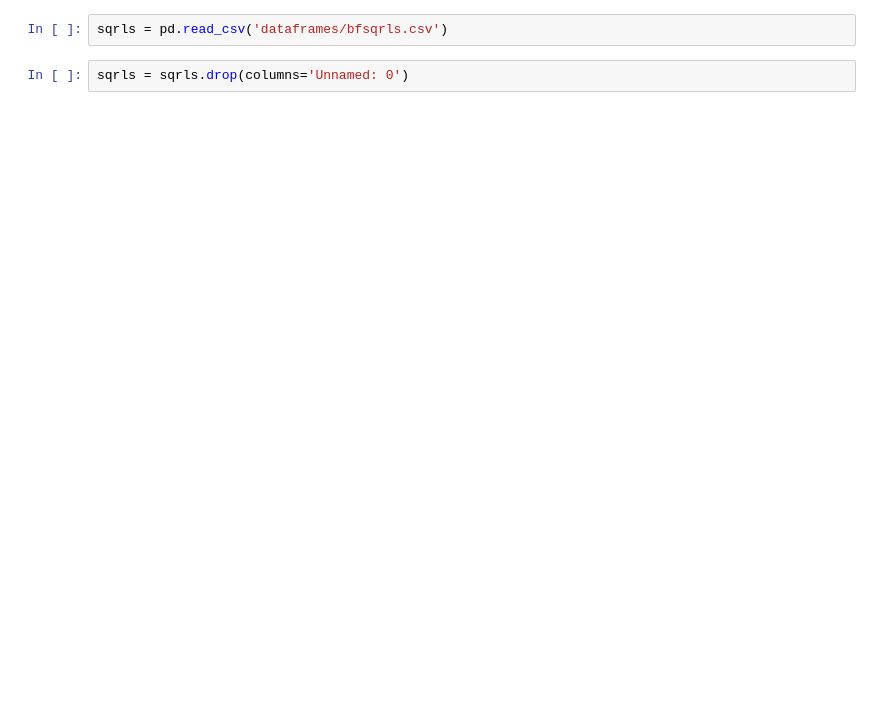
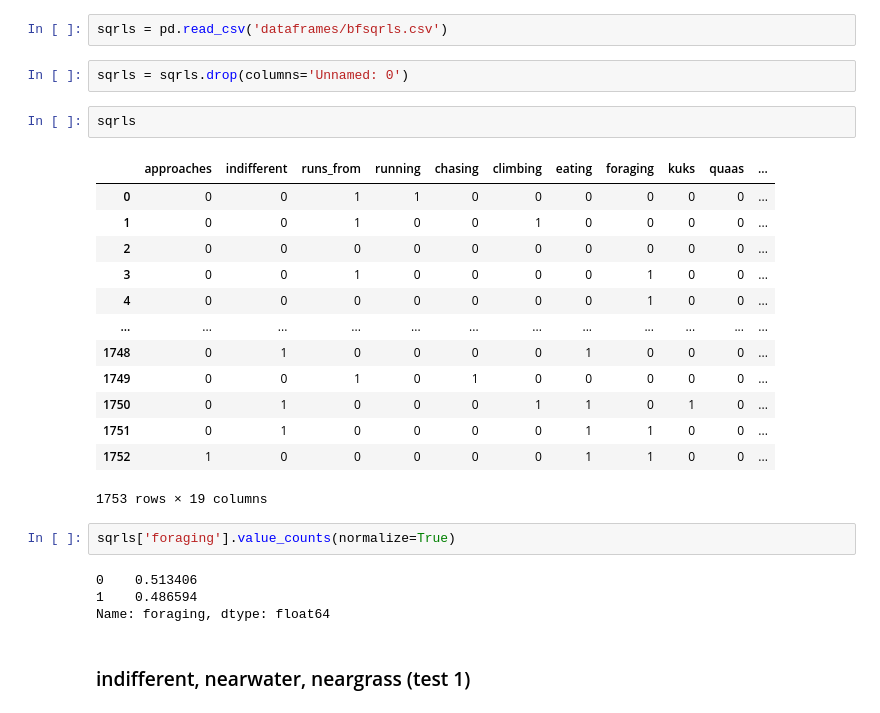
Before and after one commit to c6shi/nyc-squirrels, a Jupyter notebook: statistical tests.ipynb, the cells around one changed output. Saved outputs shown, nothing was run; the diff lists cells and outputs as text; blank space fills up the shorter version.

```diff
--- a/statistical tests.ipynb
+++ b/statistical tests.ipynb
@@ -5,6 +6,30 @@ import numpy as np
 sqrls = pd.read_csv('dataframes/bfsqrls.csv')
 # %%
 sqrls = sqrls.drop(columns='Unnamed: 0')
+# %%
+sqrls
+# %% [output]
+|  | approaches | indifferent | runs_from | running | chasing | climbing | eating | foraging | kuks | quaas | ... |
+| 0 | 0 | 0 | 1 | 1 | 0 | 0 | 0 | 0 | 0 | 0 | ... |
+| 1 | 0 | 0 | 1 | 0 | 0 | 1 | 0 | 0 | 0 | 0 | ... |
+| 2 | 0 | 0 | 0 | 0 | 0 | 0 | 0 | 0 | 0 | 0 | ... |
+| 3 | 0 | 0 | 1 | 0 | 0 | 0 | 0 | 1 | 0 | 0 | ... |
+| 4 | 0 | 0 | 0 | 0 | 0 | 0 | 0 | 1 | 0 | 0 | ... |
+| ... | ... | ... | ... | ... | ... | ... | ... | ... | ... | ... | ... |
+| 1748 | 0 | 1 | 0 | 0 | 0 | 0 | 1 | 0 | 0 | 0 | ... |
+| 1749 | 0 | 0 | 1 | 0 | 1 | 0 | 0 | 0 | 0 | 0 | ... |
+| 1750 | 0 | 1 | 0 | 0 | 0 | 1 | 1 | 0 | 1 | 0 | ... |
+| 1751 | 0 | 1 | 0 | 0 | 0 | 0 | 1 | 1 | 0 | 0 | ... |
+| 1752 | 1 | 0 | 0 | 0 | 0 | 0 | 1 | 1 | 0 | 0 | ... |
+1753 rows × 19 columns
+# %%
+sqrls['foraging'].value_counts(normalize=True)
+# %% [output]
+0    0.513406
+1    0.486594
+Name: foraging, dtype: float64
+# %% [markdown]
+### indifferent, nearwater, neargrass (test 1)
 # %%
 indifferent = sqrls[['indifferent', 'nearwater', 'neargrass']]
 grouped = indifferent.groupby(indifferent['indifferent']).sum()
```
Also changed, not shown: parts of 19 cells of this notebook, 2 other files.
